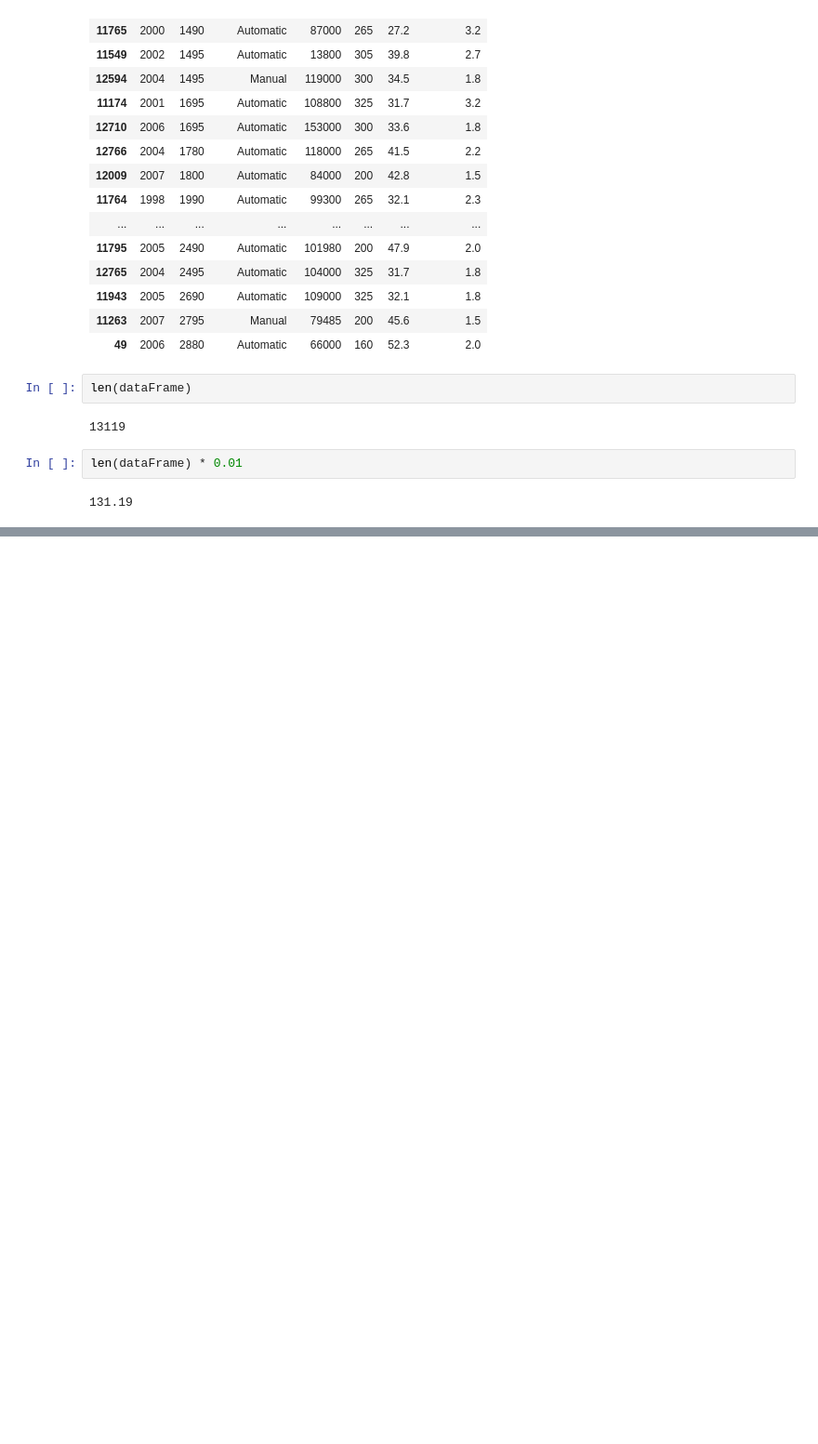
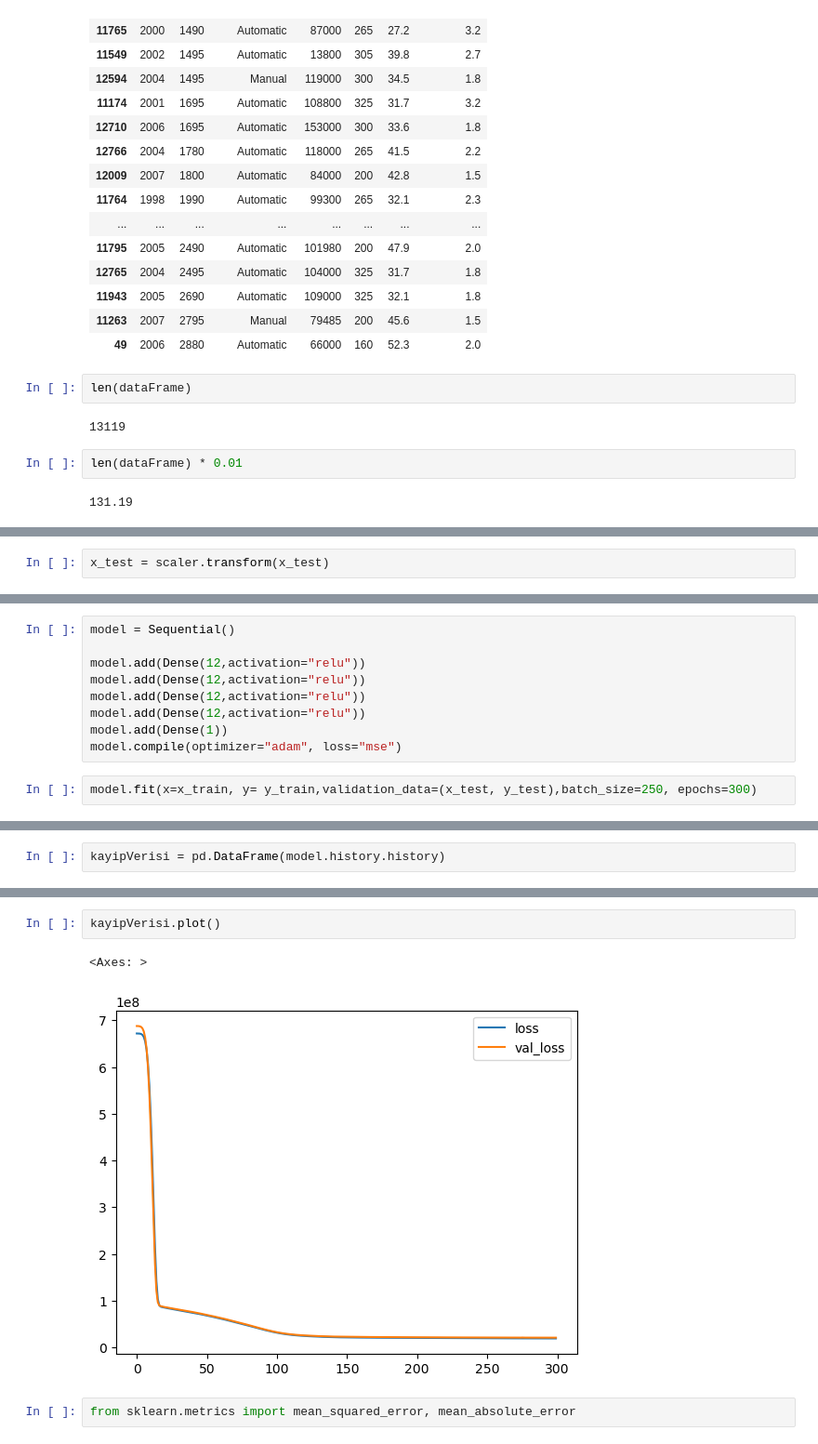
Before and after one commit to kkeremlale/Car-Data-Analysis, a Jupyter notebook: CarDataAnalysis.ipynb, the cells around one changed output, grey strips where cells are left out. Shown at 93% size. Saved outputs shown, nothing was run; the diff lists cells and outputs as text; blank space fills up the shorter version.

```diff
--- a/CarDataAnalysis.ipynb
+++ b/CarDataAnalysis.ipynb
@@ -130,0 +273,2 @@ len(dataFrame) * 0.01
+# %%
+x_test = scaler.transform(x_test)
@@ -130,0 +282,11 @@ len(dataFrame) * 0.01
+# %%
+model = Sequential()
+
+model.add(Dense(12,activation="relu"))
+model.add(Dense(12,activation="relu"))
+model.add(Dense(12,activation="relu"))
+model.add(Dense(12,activation="relu"))
+model.add(Dense(1))
+model.compile(optimizer="adam", loss="mse")
+# %%
+model.fit(x=x_train, y= y_train,validation_data=(x_test, y_test),batch_size=250, epochs=300)
@@ -130,0 +312,2 @@ len(dataFrame) * 0.01
+# %%
+kayipVerisi = pd.DataFrame(model.history.history)
@@ -130,0 +323,7 @@ len(dataFrame) * 0.01
+# %%
+kayipVerisi.plot()
+# %% [output]
+<Axes: >
+[figure, added]
+# %%
+from sklearn.metrics import mean_squared_error, mean_absolute_error
```
Also changed, not shown: parts of 34 cells of this notebook.
